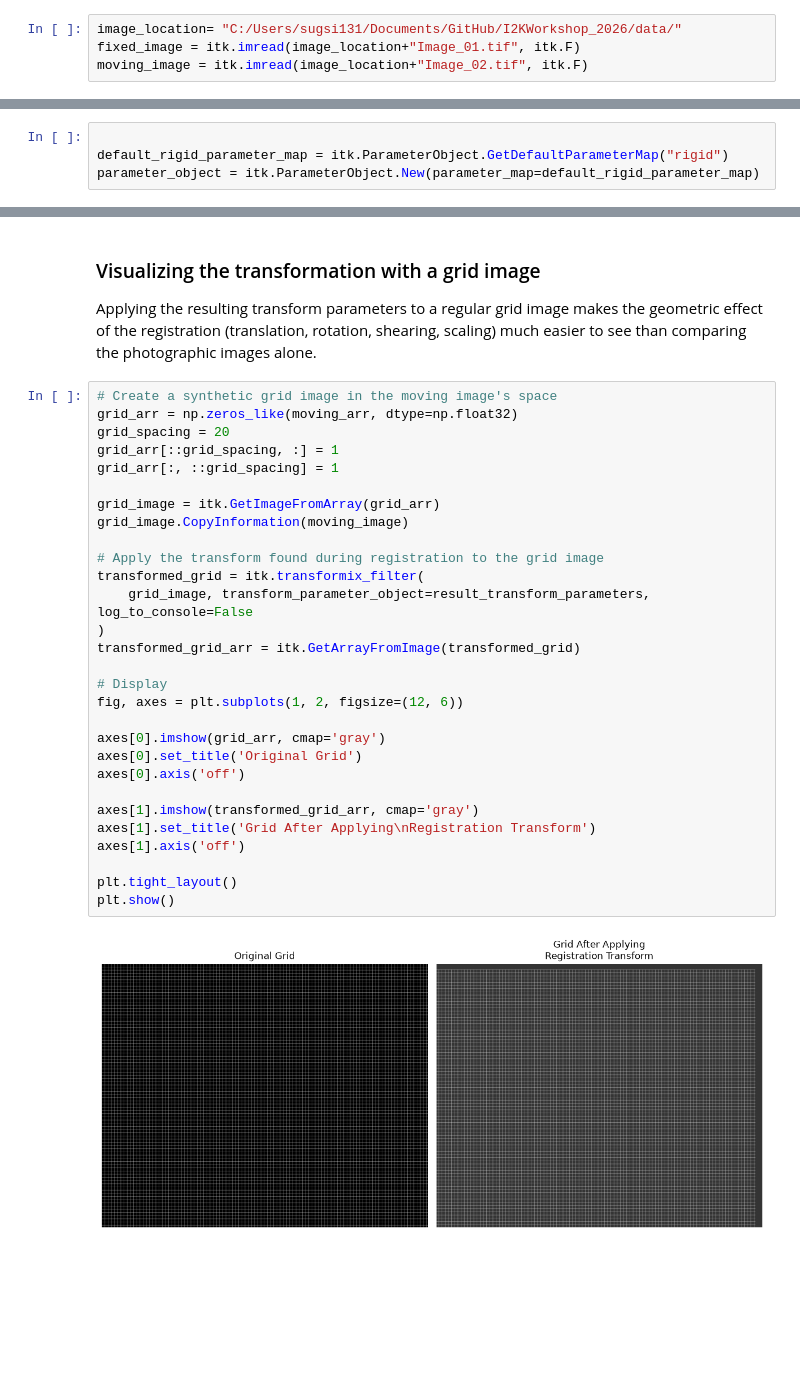
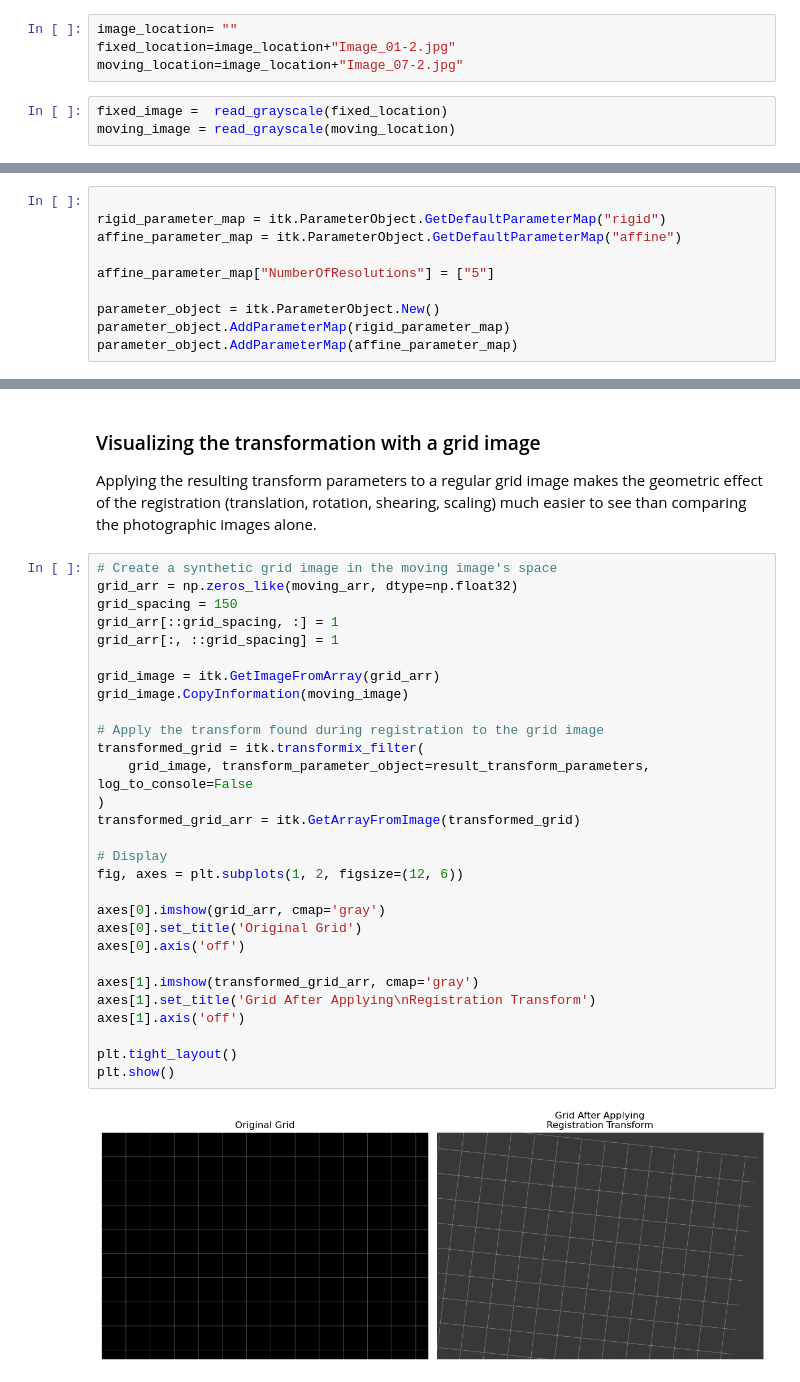
Before and after one commit to BIIFSweden/I2KWorkshop_2026, a Jupyter notebook: ImageRegistration.ipynb, the cells around one changed output, grey strips where cells are left out. Saved outputs shown, nothing was run; the diff lists cells and outputs as text; blank space fills up the shorter version.

```diff
--- a/ImageRegistration.ipynb
+++ b/ImageRegistration.ipynb
@@ -14,4 +17,7 @@ import matplotlib.pyplot as plt
+# %%
+image_location= ""
+fixed_location=image_location+"Image_01-2.jpg"
+moving_location=image_location+"Image_07-2.jpg"
 # %%
-image_location= "C:/Users/sugsi131/Documents/GitHub/I2KWorkshop_2026/data/"
-fixed_image = itk.imread(image_location+"Image_01.tif", itk.F)
-moving_image = itk.imread(image_location+"Image_02.tif", itk.F)
+fixed_image =  read_grayscale(fixed_location)
+moving_image = read_grayscale(moving_location)
@@ -62,7 +101,13 @@ plt.tight_layout()
 # %%
 
-default_rigid_parameter_map = itk.ParameterObject.GetDefaultParameterMap("rigid")
-parameter_object = itk.ParameterObject.New(parameter_map=default_rigid_parameter_map)
+rigid_parameter_map = itk.ParameterObject.GetDefaultParameterMap("rigid")
+affine_parameter_map = itk.ParameterObject.GetDefaultParameterMap("affine")
+
+affine_parameter_map["NumberOfResolutions"] = ["5"]
+
+parameter_object = itk.ParameterObject.New()
+parameter_object.AddParameterMap(rigid_parameter_map)
+parameter_object.AddParameterMap(affine_parameter_map)
 # %%
 # Call registration function
 result_image, result_transform_parameters = itk.elastix_registration_method(
@@ -187,31 +226,31 @@ Applying the resulting transform parameters to a regular grid image makes the ge
 # %%
 # Create a synthetic grid image in the moving image's space
 grid_arr = np.zeros_like(moving_arr, dtype=np.float32)
-grid_spacing = 20
+grid_spacing = 150
 grid_arr[::grid_spacing, :] = 1
 grid_arr[:, ::grid_spacing] = 1
 
 grid_image = itk.GetImageFromArray(grid_arr)
 grid_image.CopyInformation(moving_image)
 
 # Apply the transform found during registration to the grid image
 transformed_grid = itk.transformix_filter(
     grid_image, transform_parameter_object=result_transform_parameters, log_to_console=False
 )
 transformed_grid_arr = itk.GetArrayFromImage(transformed_grid)
 
 # Display
 fig, axes = plt.subplots(1, 2, figsize=(12, 6))
 
 axes[0].imshow(grid_arr, cmap='gray')
 axes[0].set_title('Original Grid')
 axes[0].axis('off')
 
 axes[1].imshow(transformed_grid_arr, cmap='gray')
 axes[1].set_title('Grid After Applying\nRegistration Transform')
 axes[1].axis('off')
 
 plt.tight_layout()
 plt.show()
 # %% [output]
-[figure, old version]
+[figure, new version]
```
Also changed, not shown: parts of 14 cells of this notebook.
